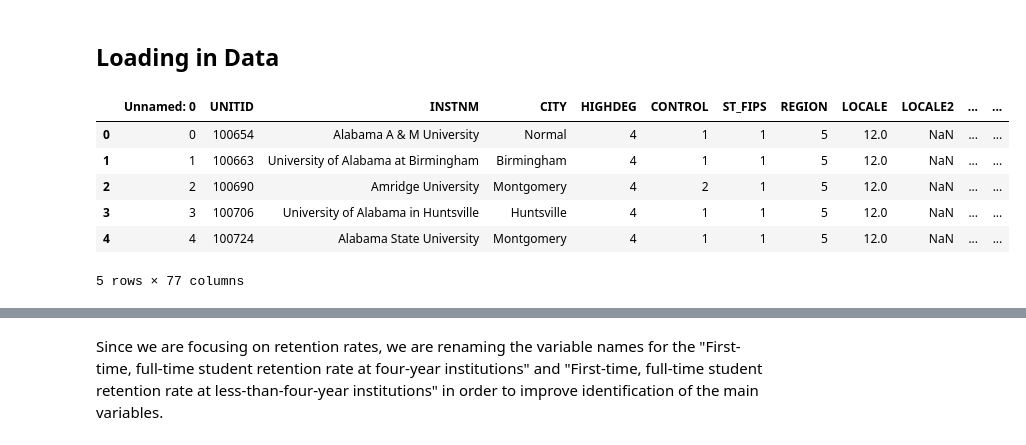
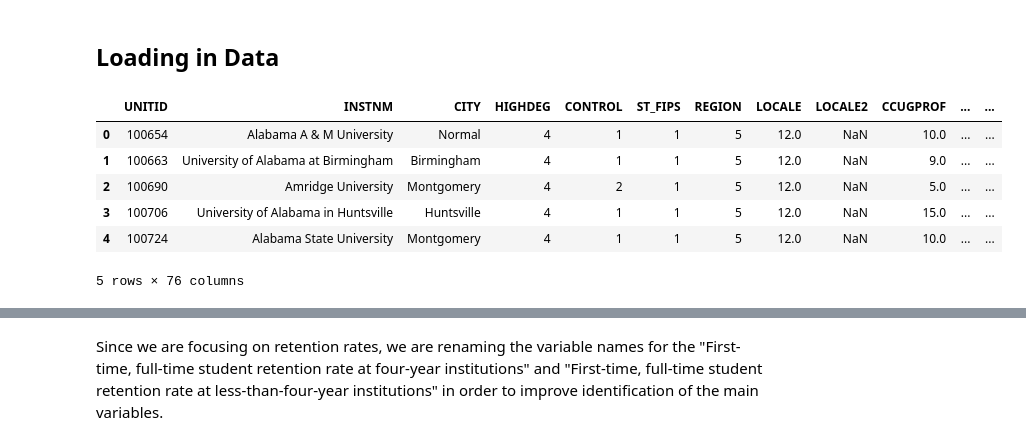
Before and after one commit to UCB-stat-159-s23/project-Group11, a Jupyter notebook: Exploratory Analysis.ipynb, the cells around one changed output, grey strips where cells are left out. Saved outputs shown, nothing was run; the diff lists cells and outputs as text; code cells hidden in the pictures.

```diff
--- a/Exploratory Analysis.ipynb
+++ b/Exploratory Analysis.ipynb
@@ -26,13 +27,14 @@ plt.rcParams["figure.figsize"] = (14, 8) # size of the figure plotted
 # %%
 # Load in cleaned data
 data = pd.read_csv("data/Most-Recent-Cohorts-Institution-filtered.csv")
+data = data.drop('Unnamed: 0', axis=1)
 
 data.head()
 # %% [output]
-|  | Unnamed: 0 | UNITID | INSTNM | CITY | HIGHDEG | CONTROL | ST_FIPS | REGION | LOCALE | LOCALE2 | ... | ... |
-| 0 | 0 | 100654 | Alabama A & M University | Normal | 4 | 1 | 1 | 5 | 12.0 | NaN | ... | ... |
-| 1 | 1 | 100663 | University of Alabama at Birmingham | Birmingham | 4 | 1 | 1 | 5 | 12.0 | NaN | ... | ... |
-| 2 | 2 | 100690 | Amridge University | Montgomery | 4 | 2 | 1 | 5 | 12.0 | NaN | ... | ... |
-| 3 | 3 | 100706 | University of Alabama in Huntsville | Huntsville | 4 | 1 | 1 | 5 | 12.0 | NaN | ... | ... |
-| 4 | 4 | 100724 | Alabama State University | Montgomery | 4 | 1 | 1 | 5 | 12.0 | NaN | ... | ... |
+|  | UNITID | INSTNM | CITY | HIGHDEG | CONTROL | ST_FIPS | REGION | LOCALE | LOCALE2 | CCUGPROF | ... | ... |
+| 0 | 100654 | Alabama A & M University | Normal | 4 | 1 | 1 | 5 | 12.0 | NaN | 10.0 | ... | ... |
+| 1 | 100663 | University of Alabama at Birmingham | Birmingham | 4 | 1 | 1 | 5 | 12.0 | NaN | 9.0 | ... | ... |
+| 2 | 100690 | Amridge University | Montgomery | 4 | 2 | 1 | 5 | 12.0 | NaN | 5.0 | ... | ... |
+| 3 | 100706 | University of Alabama in Huntsville | Huntsville | 4 | 1 | 1 | 5 | 12.0 | NaN | 15.0 | ... | ... |
+| 4 | 100724 | Alabama State University | Montgomery | 4 | 1 | 1 | 5 | 12.0 | NaN | 10.0 | ... | ... |
-5 rows × 77 columns
+5 rows × 76 columns
```
Also changed, not shown: parts of 40 cells of this notebook, 5 other files.
